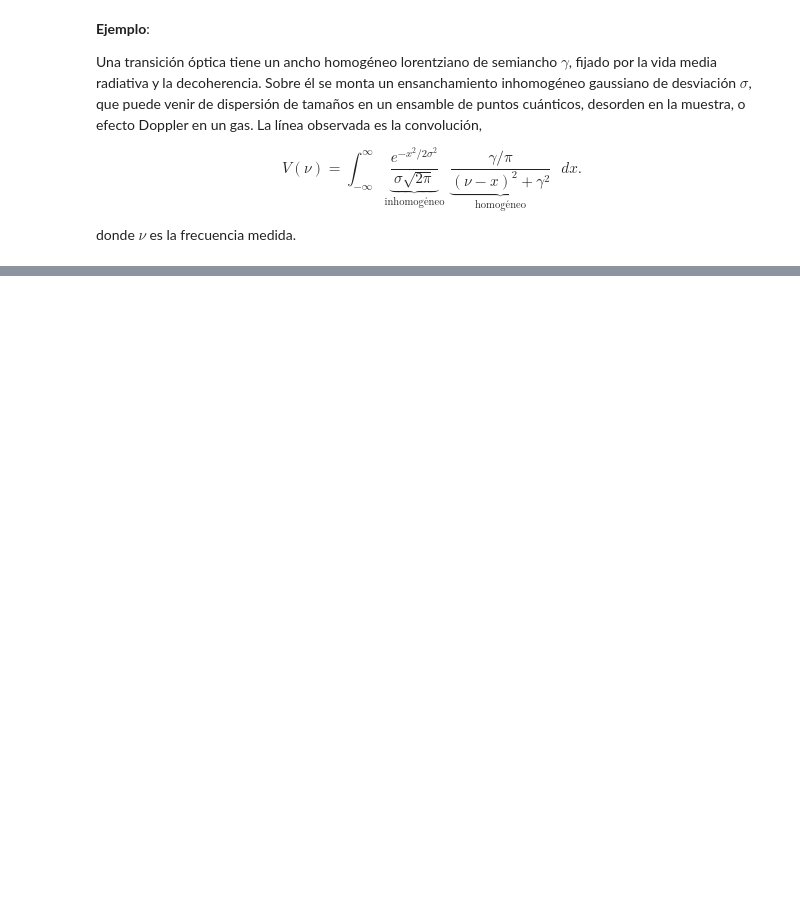
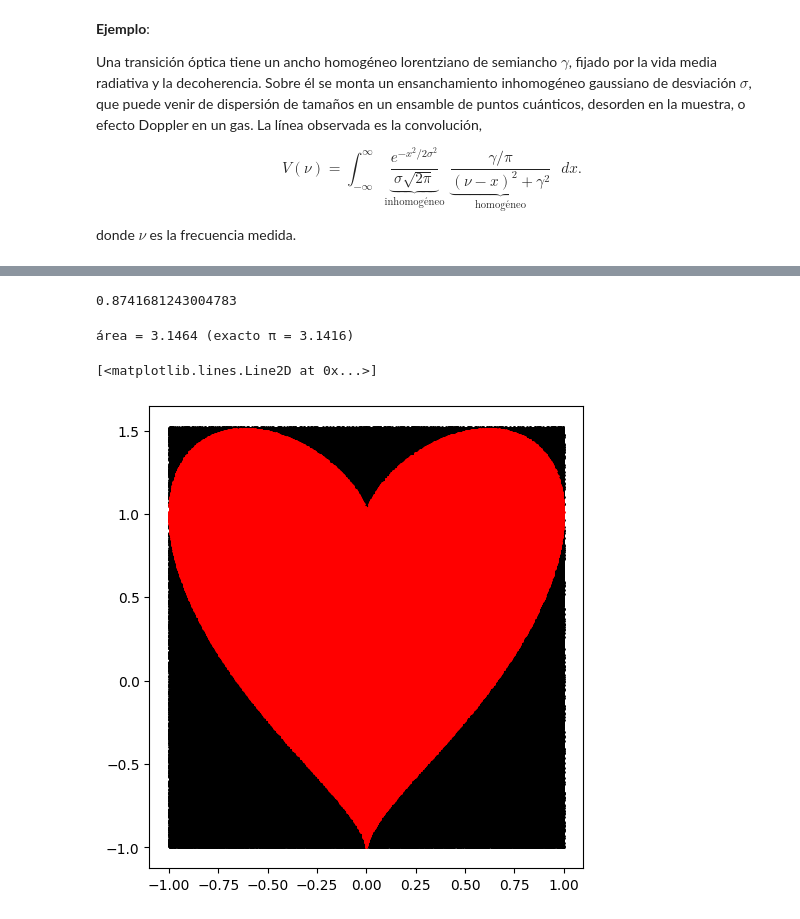
Before and after one commit to alfagalileo/Metodos_Computacionales_1, a Jupyter notebook: _Clase7.ipynb, the cells around one changed output, grey strips where cells are left out. Cells and saved outputs as stored; diff of their text form; code cells hidden in the pictures; blank space fills up the shorter version.

```diff
--- a/_Clase7.ipynb
+++ b/_Clase7.ipynb
@@ -180,0 +185,44 @@ array([-4.50359963e+15,  9.00719925e+15, -4.50359963e+15])
+# %%
+tn, wn, _ = gauss_legendre(15)
+a, b, c, d = 0, np.pi, 0, np.pi
+
+h = (b - a) / 2
+k = (d - c) / 2
+
+xm = (a + b) / 2
+ym = (c + d) / 2
+
+f = lambda x, y: np.sin(x**2 + y**2)
+
+[t, tp] = np.meshgrid(tn, tn)
+[w, wp] = np.meshgrid(wn, wn)
+result = h * k * np.sum(w * wp * f(h * t + xm, k * tp + ym))
+print(result)
+# %% [output]
+0.8741681243004783
+# %%
+import numpy as np
+
+rng = np.random.default_rng(42)
+N = 500_000
+
+x = rng.uniform(-1.0, 1.0, N)            # caja envolvente
+y = rng.uniform(-1.0, 1.52, N)
+
+dentro = x**2 + (y - np.cbrt(x**2))**2 <= 1
+p = dentro.mean()
+
+A_caja = 2.0*2.52
+area = A_caja*p
+
+print(f"área = {area:.4f} (exacto π = {np.pi:.4f})")
+# %% [output]
+área = 3.1464 (exacto π = 3.1416)
+# %%
+import matplotlib.pyplot as plt
+fig, ax = plt.subplots(figsize=(5.6, 6.0))
+ax.plot(x[~dentro], y[~dentro], ".", ms=2.0, color="black", label="fuera")
+ax.plot(x[dentro],  y[dentro],  ".", ms=2.0, color="red",   label="dentro")
+# %% [output]
+[<matplotlib.lines.Line2D at 0x...>]
+[figure, added]
```
Also changed, not shown: parts of 14 cells of this notebook.
